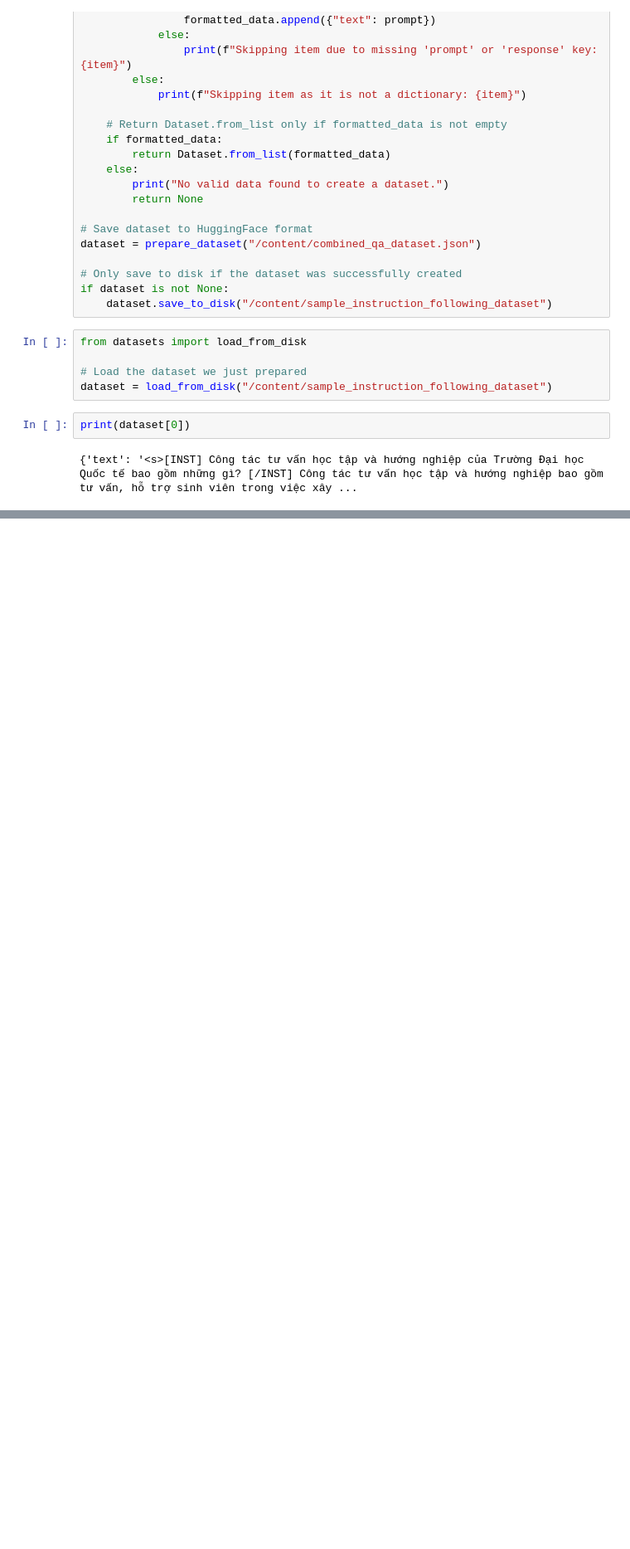
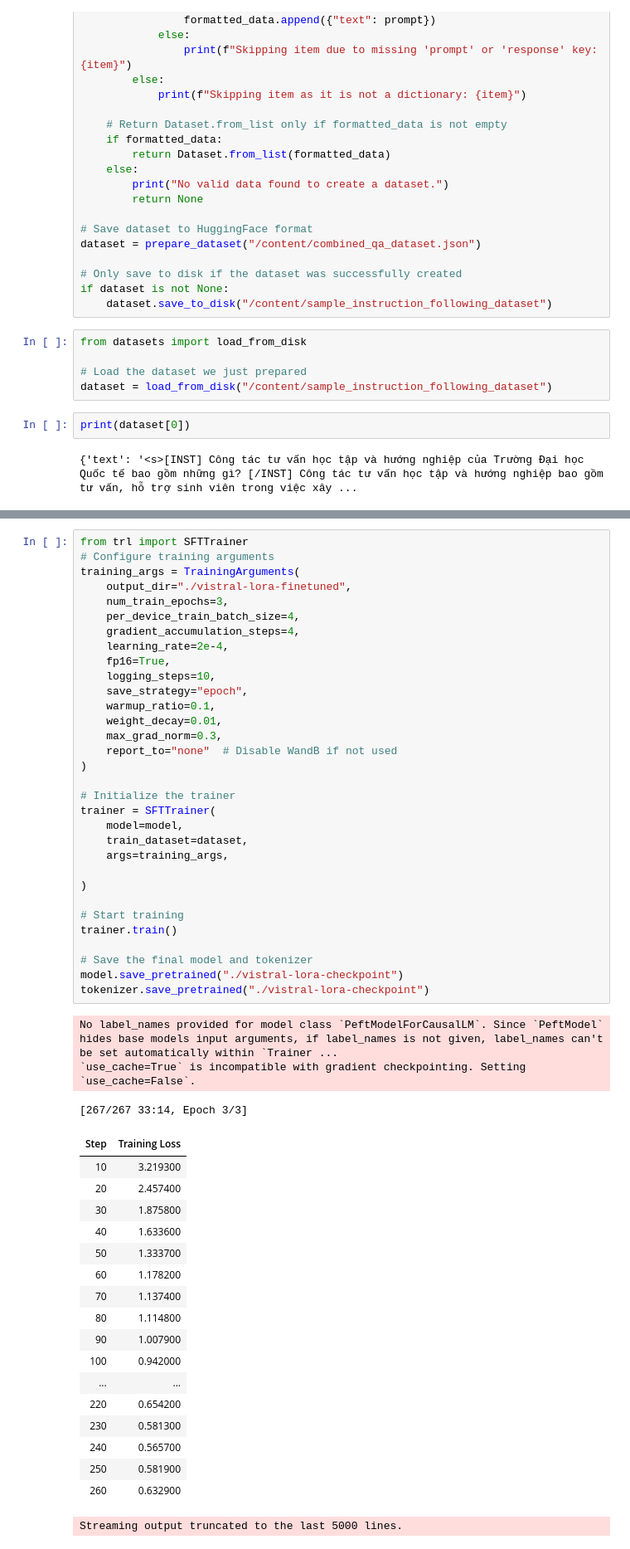
Before and after one commit to KhoiDang1209/LLM_From_Scratch, a Jupyter notebook: Mistral_Finetune.ipynb, the cells around one changed output, grey strips where cells are left out. Shown at 83% size. Drawn from its saved outputs; the diff is of its cells as text; blank space fills up the shorter version.

```diff
--- a/Mistral_Finetune.ipynb
+++ b/Mistral_Finetune.ipynb
@@ -163,0 +144,54 @@ Successfully installed trl-0.7.1
+# %%
+from trl import SFTTrainer
+# Configure training arguments
+training_args = TrainingArguments(
+    output_dir="./vistral-lora-finetuned",
+    num_train_epochs=3,
+    per_device_train_batch_size=4,
+    gradient_accumulation_steps=4,
+    learning_rate=2e-4,
+    fp16=True,
+    logging_steps=10,
+    save_strategy="epoch",
+    warmup_ratio=0.1,
+    weight_decay=0.01,
+    max_grad_norm=0.3,
+    report_to="none"  # Disable WandB if not used
+)
+
+# Initialize the trainer
+trainer = SFTTrainer(
+    model=model,
+    train_dataset=dataset,
+    args=training_args,
+
+)
+
+# Start training
+trainer.train()
+
+# Save the final model and tokenizer
+model.save_pretrained("./vistral-lora-checkpoint")
+tokenizer.save_pretrained("./vistral-lora-checkpoint")
+# %% [output]
+No label_names provided for model class `PeftModelForCausalLM`. Since `PeftModel` hides base models input arguments, if label_names is not given, label_names can't be set automatically within `Trainer ...
+`use_cache=True` is incompatible with gradient checkpointing. Setting `use_cache=False`.
+[267/267 33:14, Epoch 3/3]
+| Step | Training Loss |
+| 10 | 3.219300 |
+| 20 | 2.457400 |
+| 30 | 1.875800 |
+| 40 | 1.633600 |
+| 50 | 1.333700 |
+| 60 | 1.178200 |
+| 70 | 1.137400 |
+| 80 | 1.114800 |
+| 90 | 1.007900 |
+| 100 | 0.942000 |
+| ... | ... |
+| 220 | 0.654200 |
+| 230 | 0.581300 |
+| 240 | 0.565700 |
+| 250 | 0.581900 |
+| 260 | 0.632900 |
+Streaming output truncated to the last 5000 lines.
```
Also changed, not shown: parts of 6 cells of this notebook, 12 other files.
